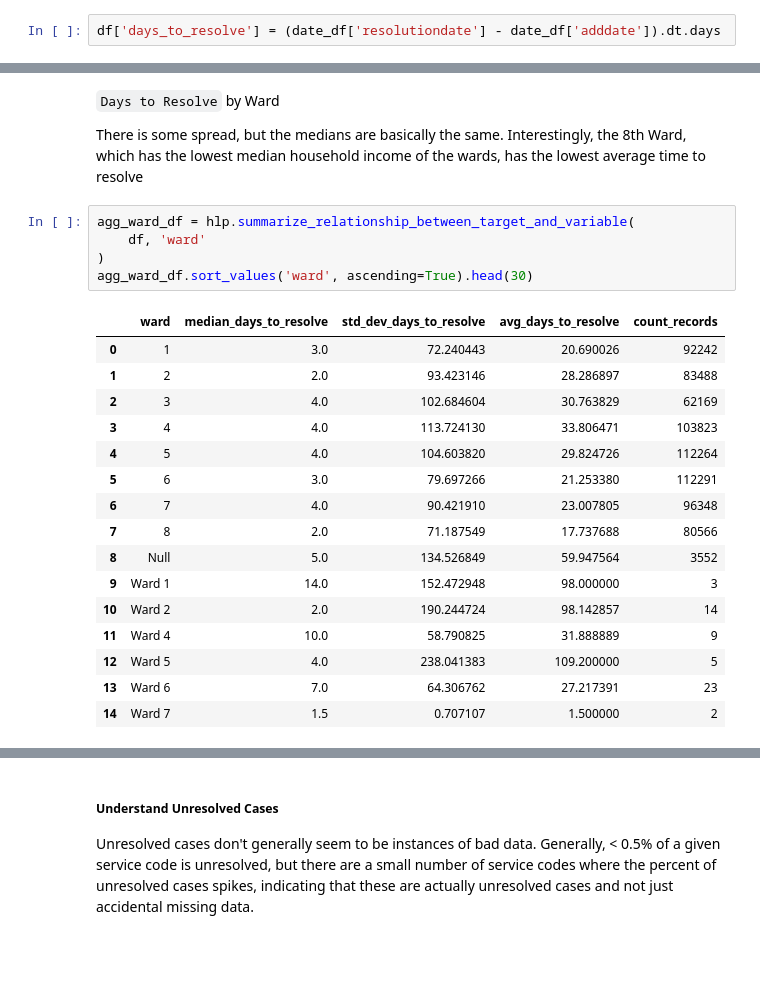
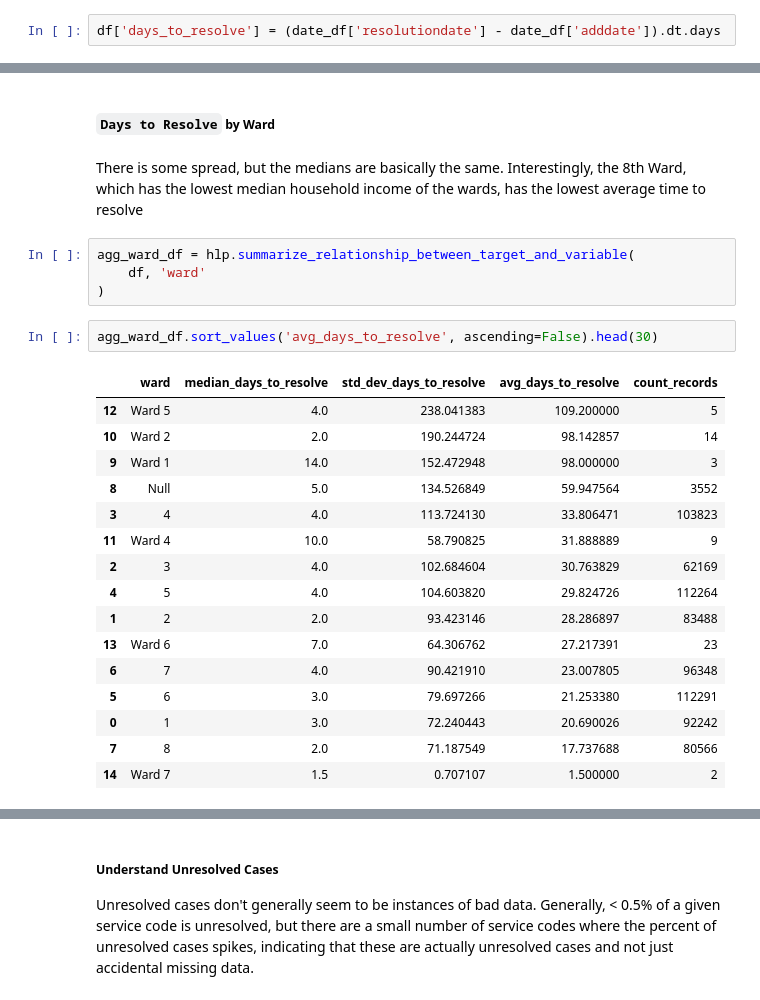
Before and after one commit to FeldmanMike/dc311, a Jupyter notebook: notebooks/01_data_exploration/01_data_exploration.ipynb, the cells around one changed output, grey strips where cells are left out. Saved outputs shown, nothing was run; the diff lists cells and outputs as text; blank space fills up the shorter version.

```diff
--- a/notebooks/01_data_exploration/01_data_exploration.ipynb
+++ b/notebooks/01_data_exploration/01_data_exploration.ipynb
@@ -270,26 +273,27 @@ agg_servicecode_df.sort_values('count_records', ascending=False).head(15)
+# %% [markdown]
+##### `Days to Resolve` by Ward
 # %% [markdown]
-`Days to Resolve` by Ward
-
 There is some spread, but the medians are basically the same. Interestingly, the 8th Ward, which has the lowest median household income of the wards, has the lowest average time to resolve
 # %%
 agg_ward_df = hlp.summarize_relationship_between_target_and_variable(
     df, 'ward'
 )
-agg_ward_df.sort_values('ward', ascending=True).head(30)
-# %% [output]
-|  | ward | median_days_to_resolve | std_dev_days_to_resolve | avg_days_to_resolve | count_records |
-| 0 | 1 | 3.0 | 72.240443 | 20.690026 | 92242 |
-| 1 | 2 | 2.0 | 93.423146 | 28.286897 | 83488 |
-| 2 | 3 | 4.0 | 102.684604 | 30.763829 | 62169 |
-| 3 | 4 | 4.0 | 113.724130 | 33.806471 | 103823 |
-| 4 | 5 | 4.0 | 104.603820 | 29.824726 | 112264 |
-| 5 | 6 | 3.0 | 79.697266 | 21.253380 | 112291 |
-| 6 | 7 | 4.0 | 90.421910 | 23.007805 | 96348 |
-| 7 | 8 | 2.0 | 71.187549 | 17.737688 | 80566 |
-| 8 | Null | 5.0 | 134.526849 | 59.947564 | 3552 |
-| 9 | Ward 1 | 14.0 | 152.472948 | 98.000000 | 3 |
-| 10 | Ward 2 | 2.0 | 190.244724 | 98.142857 | 14 |
-| 11 | Ward 4 | 10.0 | 58.790825 | 31.888889 | 9 |
-| 12 | Ward 5 | 4.0 | 238.041383 | 109.200000 | 5 |
-| 13 | Ward 6 | 7.0 | 64.306762 | 27.217391 | 23 |
-| 14 | Ward 7 | 1.5 | 0.707107 | 1.500000 | 2 |
+# %%
+agg_ward_df.sort_values('avg_days_to_resolve', ascending=False).head(30)
+# %% [output]
+|  | ward | median_days_to_resolve | std_dev_days_to_resolve | avg_days_to_resolve | count_records |
+| 12 | Ward 5 | 4.0 | 238.041383 | 109.200000 | 5 |
+| 10 | Ward 2 | 2.0 | 190.244724 | 98.142857 | 14 |
+| 9 | Ward 1 | 14.0 | 152.472948 | 98.000000 | 3 |
+| 8 | Null | 5.0 | 134.526849 | 59.947564 | 3552 |
+| 3 | 4 | 4.0 | 113.724130 | 33.806471 | 103823 |
+| 11 | Ward 4 | 10.0 | 58.790825 | 31.888889 | 9 |
+| 2 | 3 | 4.0 | 102.684604 | 30.763829 | 62169 |
+| 4 | 5 | 4.0 | 104.603820 | 29.824726 | 112264 |
+| 1 | 2 | 2.0 | 93.423146 | 28.286897 | 83488 |
+| 13 | Ward 6 | 7.0 | 64.306762 | 27.217391 | 23 |
+| 6 | 7 | 4.0 | 90.421910 | 23.007805 | 96348 |
+| 5 | 6 | 3.0 | 79.697266 | 21.253380 | 112291 |
+| 0 | 1 | 3.0 | 72.240443 | 20.690026 | 92242 |
+| 7 | 8 | 2.0 | 71.187549 | 17.737688 | 80566 |
+| 14 | Ward 7 | 1.5 | 0.707107 | 1.500000 | 2 |
```
Also changed, not shown: parts of 16 cells of this notebook.
